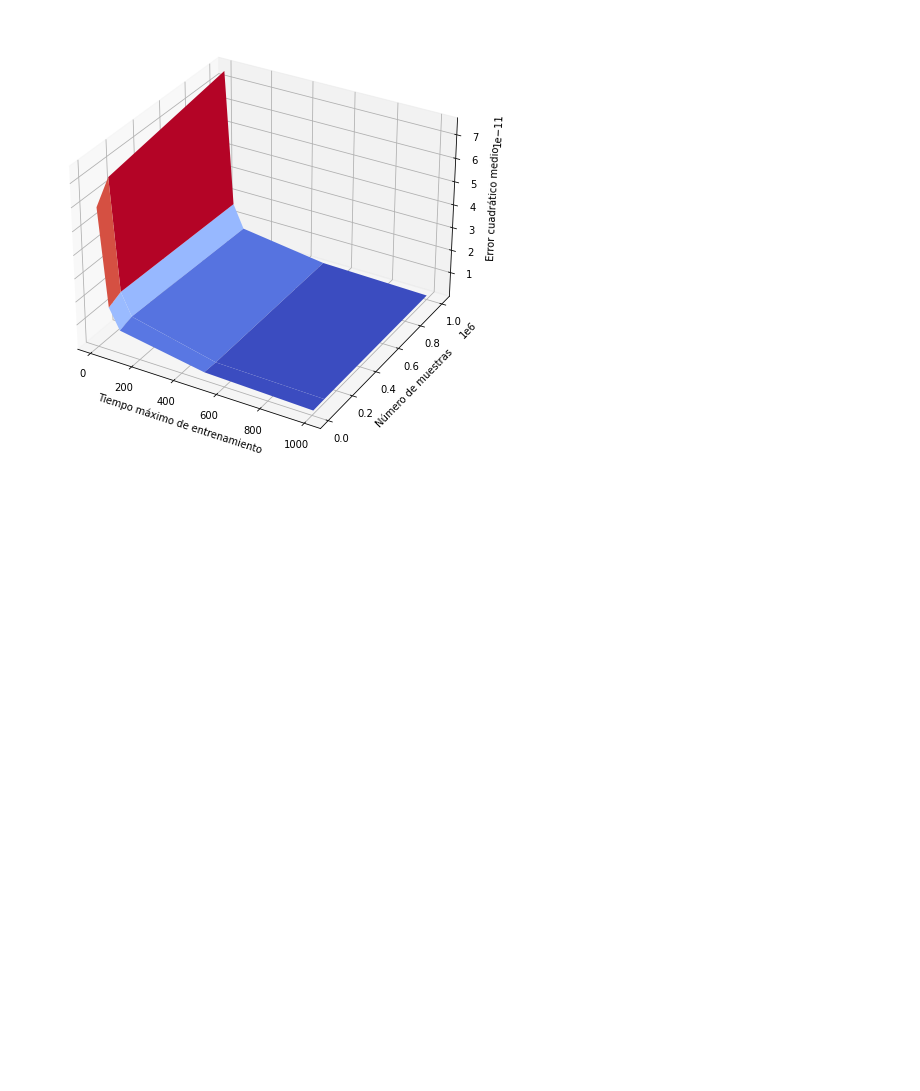
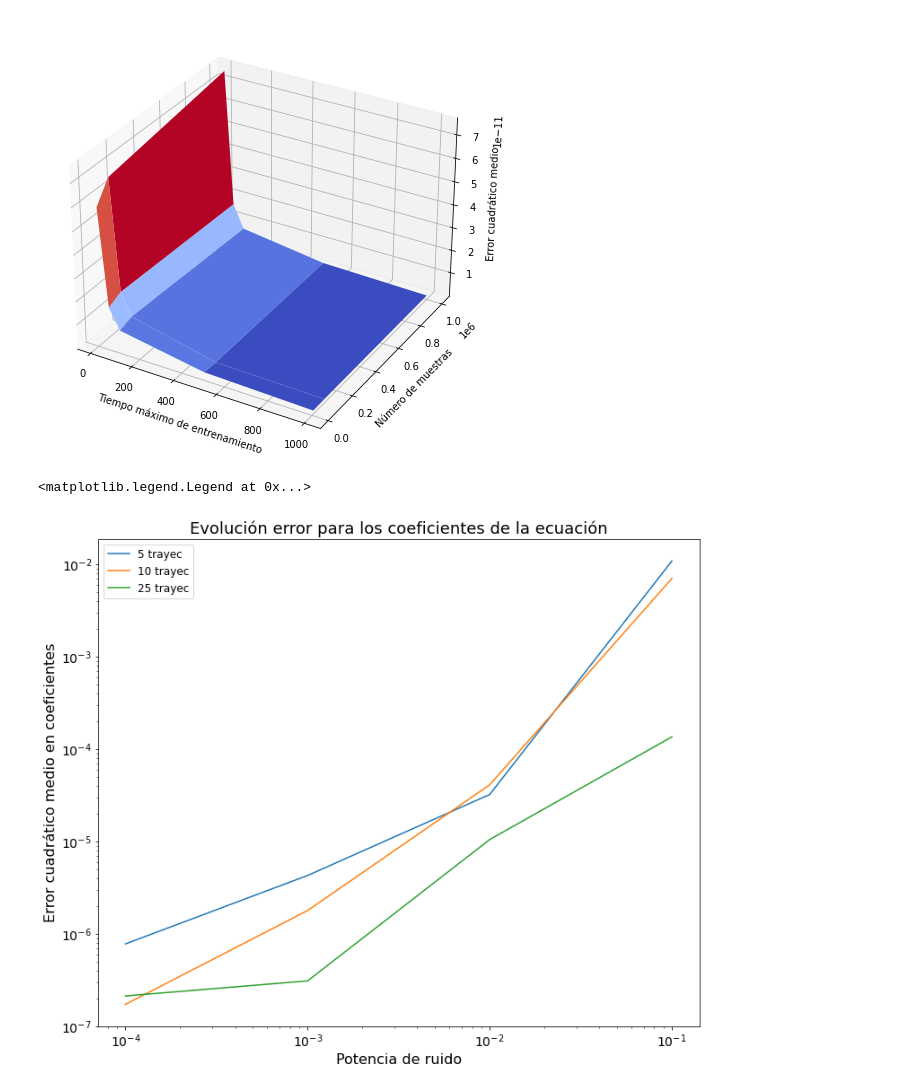
Before and after one commit to meridiaz/id-dispersa-aeronaves, a Jupyter notebook: casos_aeronave/caso-B.ipynb, the cells around one changed output. Cells and saved outputs as stored; diff of their text form; code cells hidden in the pictures; blank space fills up the shorter version.

```diff
--- a/casos_aeronave/caso-B.ipynb
+++ b/casos_aeronave/caso-B.ipynb
@@ -507,3 +507,35 @@ for i in range(len(muestras)):
 plot_precision_tiempo(error9, tiempos_train, muestras)
 # %% [output]
 [figure]
+# %%
+# error vs potencia de ruido en las muestras
+
+n_trayectorias_test = [5, 10, 25]
+n_sims = N_SIMS
+v0 = 5
+pots_ruido = [1e-4, 1e-3, 1e-2, 1e-1]
+
+error14 = np.zeros((n_sims, len(n_trayectorias_test), len(pots_ruido)))
+for i in range(len(n_trayectorias_test)):
+    for j in range(n_sims):
+        for z in range(len(pots_ruido)):
+            mod = utils.Model()
+            mod.eval(utils.casoB, n_trayectorias_test[i], t, [T0, A, B], v0, ruido=pots_ruido[z])
+            real_coefs = np.array([-A*mod.maxi, 0, T0/mod.maxi])
+            mat = real_coefs_mat(real_coefs, utils.custom_ecs_B())
+            error14[j,i, z] = np.mean(mod.error_coefs(real_coefs.T)**2)
+# %%
+plt.figure(figsize=(12,10))
+plt.title("Evolución error para los coeficientes de la ecuación", fontsize=18)
+plt.xlabel('Potencia de ruido', fontsize=16)
+plt.ylabel('Error cuadrático medio en coeficientes', fontsize=16)
+error14_1 = np.median(error14, axis=0)
+for trayec, i in zip(n_trayectorias_test, range(len(n_trayectorias_test))):
+    plt.loglog(pots_ruido, error14_1[i, :], label=str(trayec)+ ' trayec')
+
+plt.xticks(fontsize=14)
+plt.yticks(fontsize=14)
+plt.legend(fontsize=12)
+# %% [output]
+<matplotlib.legend.Legend at 0x...>
+[figure, added]
```
Also changed, not shown: parts of 1 cell of this notebook, 6 other files.
